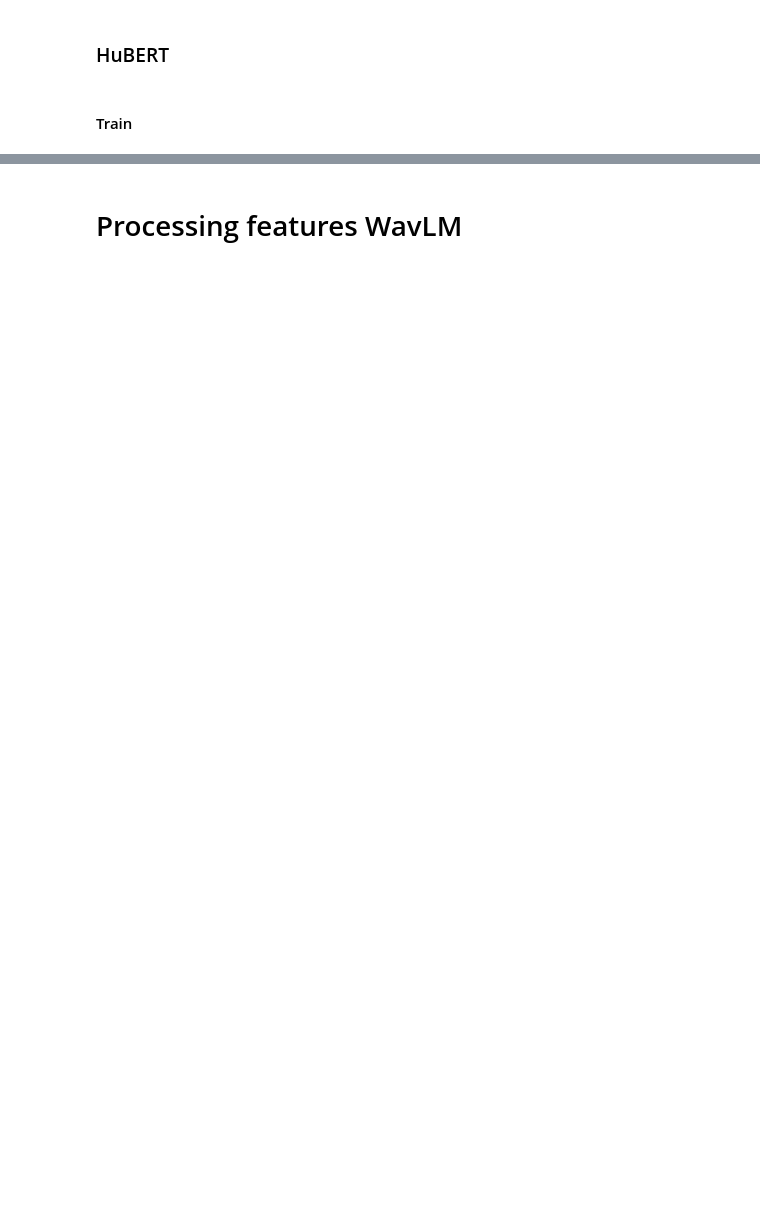
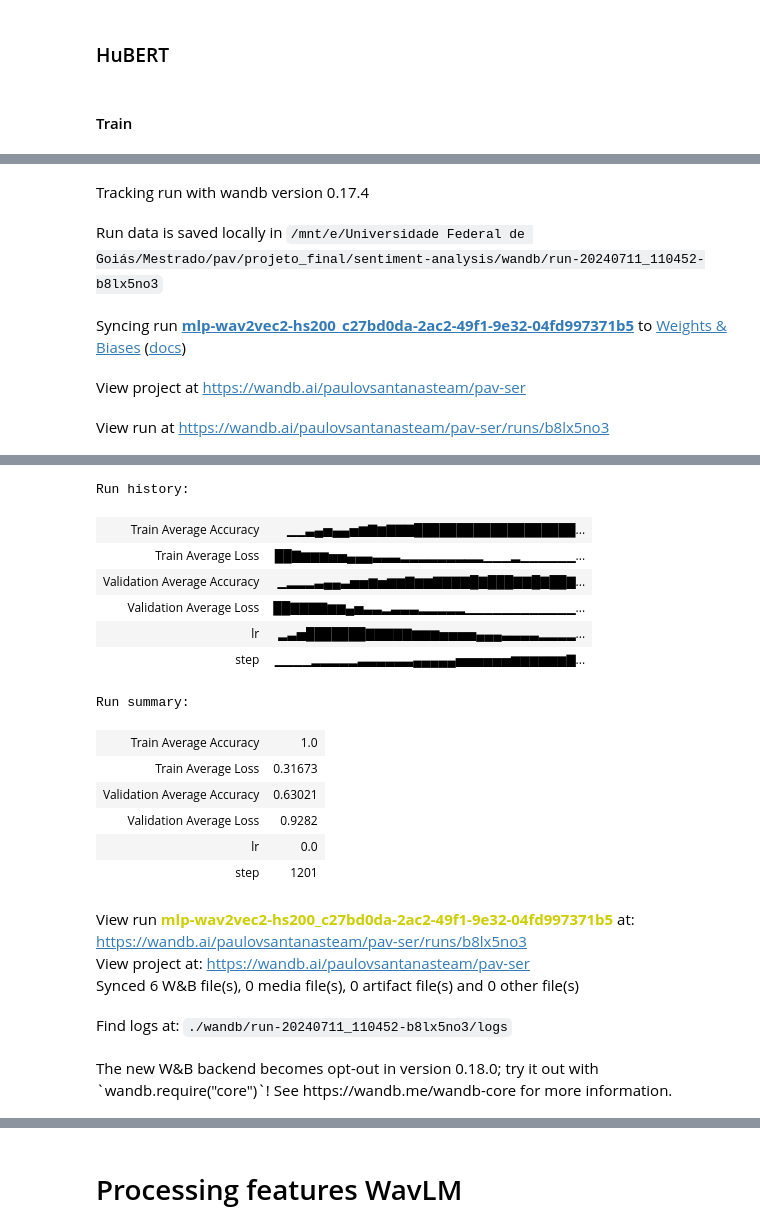
Before and after one commit to paulovsantanas/pav-cross-ser, a Jupyter notebook: train.ipynb, the cells around one changed output, grey strips where cells are left out. Cells and saved outputs as stored; diff of their text form; code cells hidden in the pictures; blank space fills up the shorter version.

```diff
--- a/train.ipynb
+++ b/train.ipynb
@@ -822,3 +908,35 @@ class MLP(nn.Module):
             nn.Dropout(0.1),
             nn.ReLU()
         )
+# %%
+class MLPLayerNorm(nn.Module):
+    def __init__(self, num_layers, input_dim, output_dim, hidden_size=200, hidden_dropout=0.1) -> None:
+        super().__init__()
+
+        self.flatten = nn.Flatten()
+        self.input_proj = self.__create_linear_block(input_dim, hidden_size, hidden_dropout)
+
+        if num_layers:
+            self.hidden_layers = []
+            for i in range(num_layers):
+                self.hidden_layers.append(
+                    self.__create_linear_block(hidden_size, hidden_size, hidden_dropout)
+                )
+            self.hidden_layers = nn.Sequential(*self.hidden_layers)
+        self.output_proj = nn.Linear(hidden_size, output_dim)
+
+    def forward(self, x):
+        x = self.flatten(x)
+        x = self.input_proj(x)
+        x = self.hidden_layers(x)
+        y = self.output_proj(x)
+
+        return y
+
+    def __create_linear_block(self, input_dim, output_dim, hidden_dropout):
+        return nn.Sequential(
+            nn.Linear(input_dim, output_dim),
+            nn.LayerNorm(output_dim),
+            nn.Dropout(hidden_dropout),
+            nn.ReLU()
+        )
@@ -1006,0 +1411,17 @@ weighted avg       0.73      0.52      0.54       105
+# %%
+train_accelerate(
+    mlp_model,
+    mlp_optimizer,
+    mlp_lr_scheduler,
+    mlp_criterium,
+    wav2vec2_train_dataloader,
+    wav2vec2_validation_dataloader,
+    mlp_training_config,
+    project_config,
+)
+# %% [output]
+Tracking run with wandb version 0.17.4
+Run data is saved locally in /mnt/e/Universidade Federal de Goiás/Mestrado/pav/projeto_final/sentiment-analysis/wandb/run-20240711_110452-b8lx5no3
+Syncing run mlp-wav2vec2-hs200_c27bd0da-2ac2-49f1-9e32-04fd997371b5 to Weights & Biases (docs)
+View project at https://wandb.ai/paulovsantanasteam/pav-ser
+View run at https://wandb.ai/paulovsantanasteam/pav-ser/runs/b8lx5no3
@@ -1006,0 +1445,19 @@ weighted avg       0.73      0.52      0.54       105
+Run history:
+| Train Average Accuracy | ▁▁▃▄▅▄▄▅▆▇▆▇▇▇███████████████████... |
+| Train Average Loss | ██▇▆▆▆▅▅▄▄▄▃▃▃▂▂▂▂▂▂▂▂▂▁▁▁▂▁▁▁▁▁▁... |
+| Validation Average Accuracy | ▁▂▂▂▃▄▄▃▅▅▆▅▆▆▇▆▆▇▇▇▇█▇███▇▇█▇██▇... |
+| Validation Average Loss | ██▇▇▇▇▆▆▄▅▃▃▂▃▃▃▂▂▂▂▂▁▁▁▁▁▁▁▁▁▁▁▁... |
+| lr | ▂▃▅███████▇▇▇▇▇▆▆▆▅▅▅▅▄▄▄▃▃▃▃▂▂▂▂... |
+| step | ▁▁▁▁▂▂▂▂▂▃▃▃▃▃▃▄▄▄▄▄▅▅▅▅▅▅▆▆▆▆▆▆▇... |
+Run summary:
+| Train Average Accuracy | 1.0 |
+| Train Average Loss | 0.31673 |
+| Validation Average Accuracy | 0.63021 |
+| Validation Average Loss | 0.9282 |
+| lr | 0.0 |
+| step | 1201 |
+View run mlp-wav2vec2-hs200_c27bd0da-2ac2-49f1-9e32-04fd997371b5 at: https://wandb.ai/paulovsantanasteam/pav-ser/runs/b8lx5no3
+View project at: https://wandb.ai/paulovsantanasteam/pav-ser
+Synced 6 W&B file(s), 0 media file(s), 0 artifact file(s) and 0 other file(s)
+Find logs at: ./wandb/run-20240711_110452-b8lx5no3/logs
+The new W&B backend becomes opt-out in version 0.18.0; try it out with `wandb.require("core")`! See https://wandb.me/wandb-core for more information.
```
Also changed, not shown: parts of 50 cells of this notebook, 3 other files.
